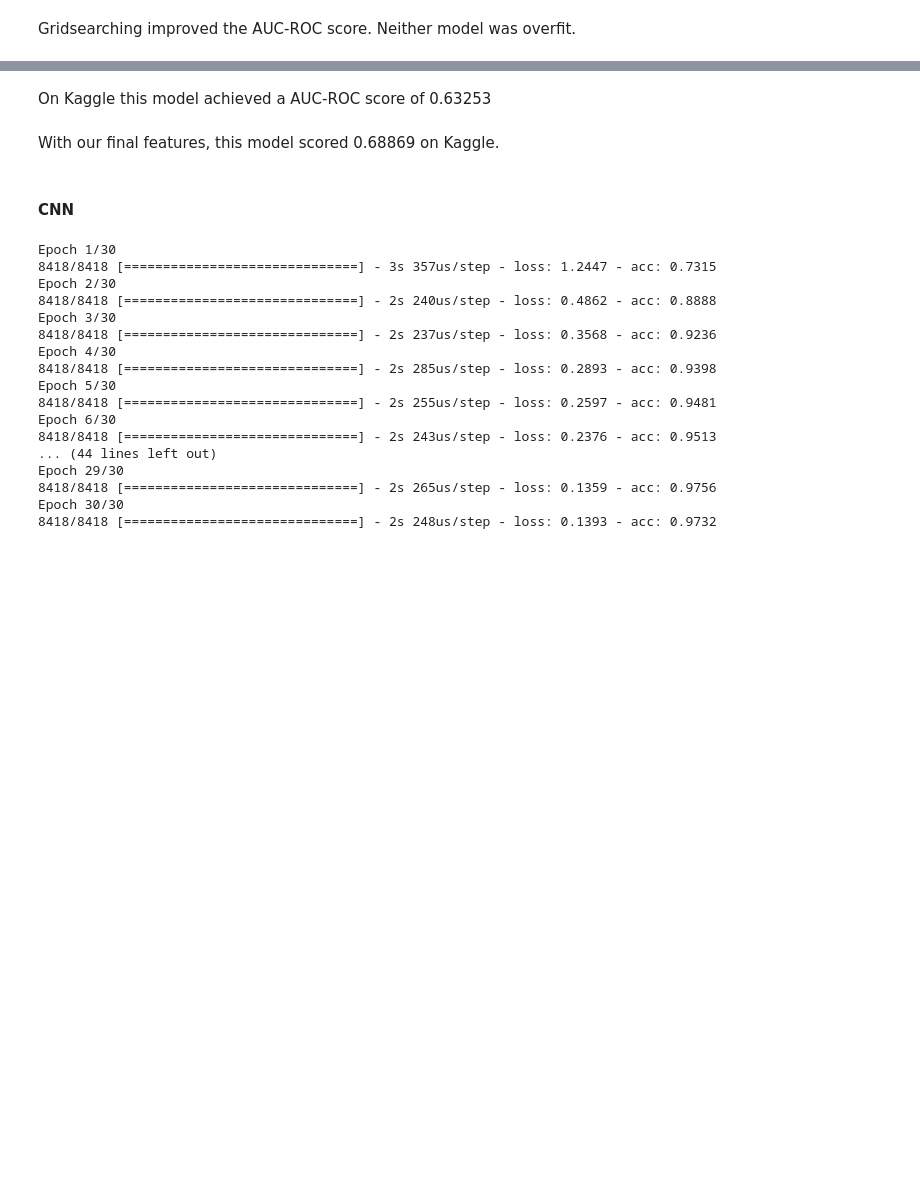
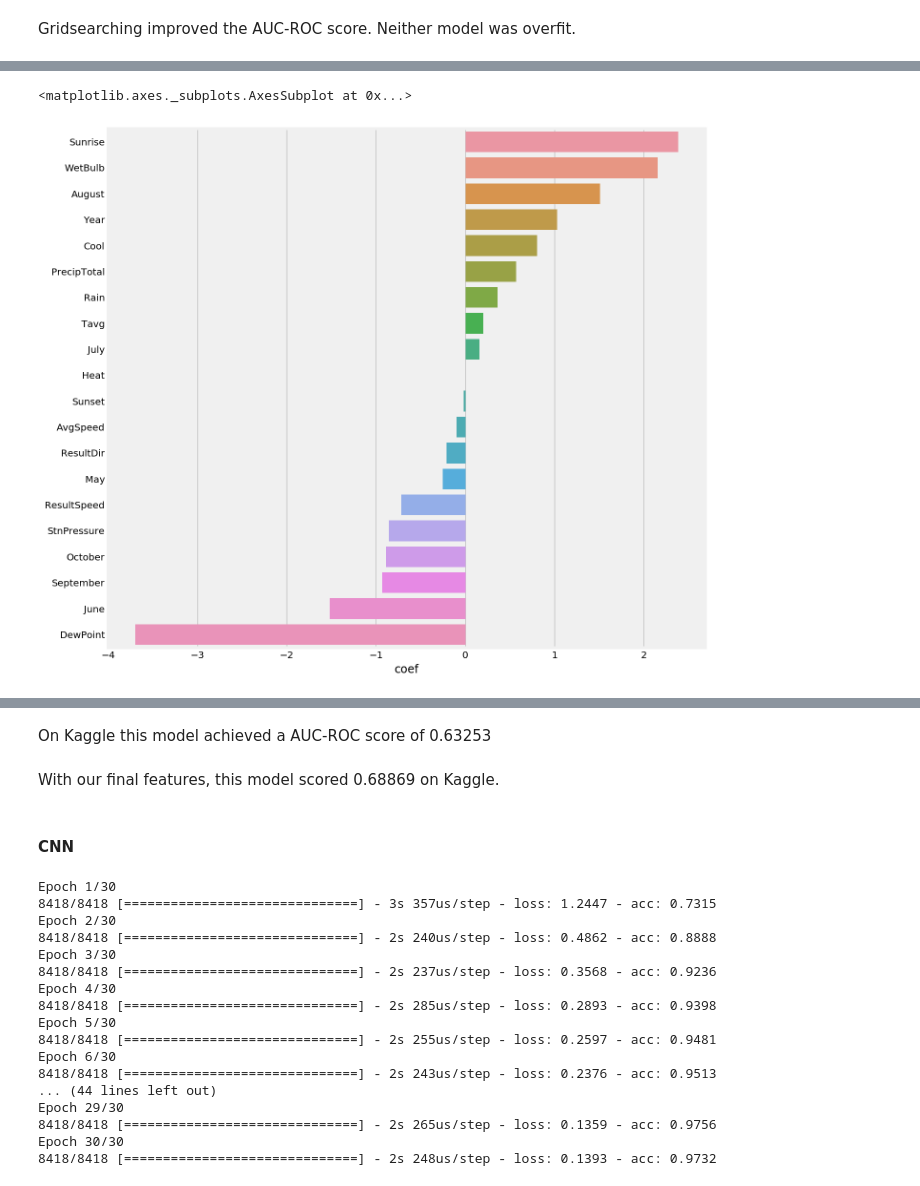
Before and after one commit to jphampton/west-nile, a Jupyter notebook: Models.ipynb, the cells around one changed output, grey strips where cells are left out. Drawn from its saved outputs; the diff is of its cells as text; code cells hidden in the pictures; blank space fills up the shorter version.

Commit message:
Added coefficient plot

```diff
--- a/Models.ipynb
+++ b/Models.ipynb
@@ -136,3 +135,13 @@ coefs.head()
+# %%
+month_dict = {'Month_5':'May', 'Month_6': 'June', 'Month_7':'July','Month_8': 'August', 'Month_9':'September', 'Month_10':'October'}
+# %%
+coefs.index = coefs.index.to_series().map(lambda x: month_dict.get(x, x))
+# %%
+fig, ax = plt.subplots(figsize=(10,10))
+sns.barplot(x='coef', y=coefs.index, data = coefs, )
+# %% [output]
+<matplotlib.axes._subplots.AxesSubplot at 0x...>
+[figure, added]
 # %%
 # Create a heatmap confusion matrix - get predictions
 predictions = gs.predict(X_test)
```
Also changed, not shown: parts of 9 cells of this notebook, 1 other file.
